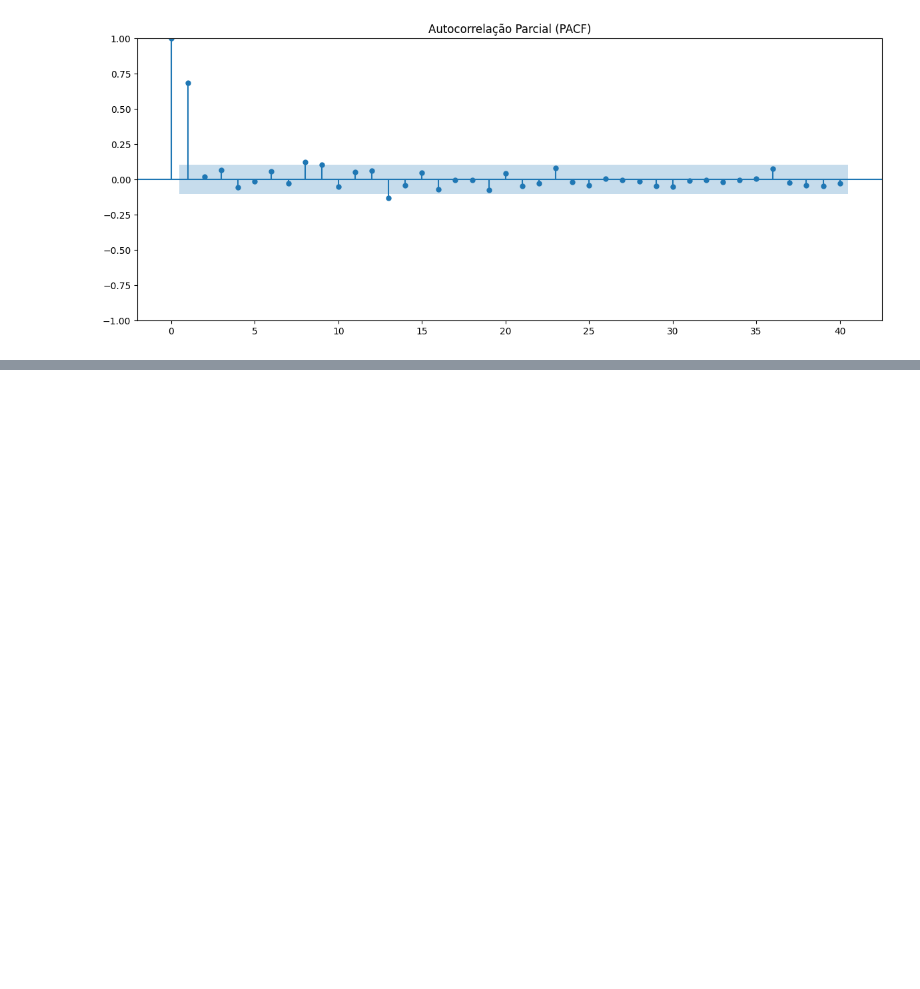
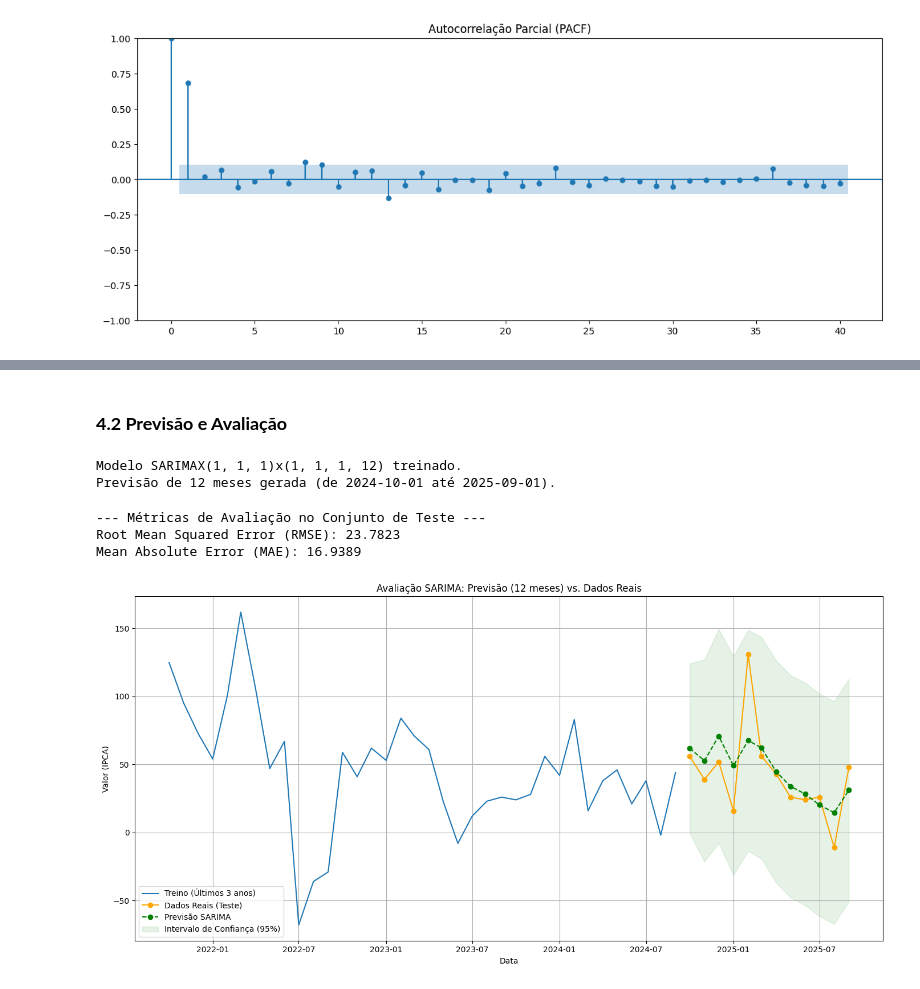
Before and after one commit to MariaPompiani/time_series_analysis_technique, a Jupyter notebook: time_series_analysis_inflation.ipynb, the cells around one changed output, grey strips where cells are left out. Saved outputs shown, nothing was run; the diff lists cells and outputs as text; code cells hidden in the pictures; blank space fills up the shorter version.

```diff
--- a/time_series_analysis_inflation.ipynb
+++ b/time_series_analysis_inflation.ipynb
@@ -264,0 +501,66 @@ plt.tight_layout()
+# %% [markdown]
+### **4.2 Previsão e Avaliação**
+# %%
+model = SARIMAX(
+    train_data['value'],
+    order=best_order,
+    seasonal_order=best_seasonal_order,
+    enforce_stationarity=False,
+    enforce_invertibility=False
+)
+model_fit = model.fit(disp=False)
+print("Modelo SARIMAX(1, 1, 1)x(1, 1, 1, 12) treinado.")
+
+# Previsao dos próximos 'n_test' (12) passos
+forecast = model_fit.get_forecast(steps=n_test)
+
+# Extrair a previsão pontual
+forecast_values = forecast.predicted_mean
+forecast_values.index = test_data.index
+
+# Intervalos de confiança
+confidence_intervals = forecast.conf_int(alpha=0.05)
+confidence_intervals.index = test_data.index
+lower_ci = confidence_intervals.iloc[:, 0]
+upper_ci = confidence_intervals.iloc[:, 1]
+
+print(f"Previsão de 12 meses gerada (de {test_data.index.min().date()} até {test_data.index.max().date()}).")
+# %% [output]
+Modelo SARIMAX(1, 1, 1)x(1, 1, 1, 12) treinado.
+Previsão de 12 meses gerada (de 2024-10-01 até 2025-09-01).
+# %%
+# --- Calculo Métricas de Erro ---
+rmse = np.sqrt(mean_squared_error(test_data['value'], forecast_values))
+mae = mean_absolute_error(test_data['value'], forecast_values)
+
+print("\n--- Métricas de Avaliação no Conjunto de Teste ---")
+print(f'Root Mean Squared Error (RMSE): {rmse:.4f}')
+print(f'Mean Absolute Error (MAE): {mae:.4f}')
+
+# ---  Visualização da Previsão ---
+plt.figure(figsize=(14, 7))
+plt.plot(train_data['value'].iloc[-36:], label='Treino (Últimos 3 anos)')
+plt.plot(test_data['value'], label='Dados Reais (Teste)', color='orange', marker='o')
+plt.plot(forecast_values, label='Previsão SARIMA', color='green', linestyle='--', marker='o')
+
+# Plotar o intervalo de confiança
+plt.fill_between(
+    test_data.index,
+    lower_ci,
+    upper_ci,
+    color='green',
+    alpha=0.1,
+    label='Intervalo de Confiança (95%)'
+)
+
+plt.title('Avaliação SARIMA: Previsão (12 meses) vs. Dados Reais')
+plt.xlabel('Data')
+plt.ylabel('Valor (IPCA)')
+plt.legend()
+plt.grid(True)
+plt.tight_layout()
+# %% [output]
+--- Métricas de Avaliação no Conjunto de Teste ---
+Root Mean Squared Error (RMSE): 23.7823
+Mean Absolute Error (MAE): 16.9389
+[figure, added]
```
Also changed, not shown: parts of 19 cells of this notebook.
